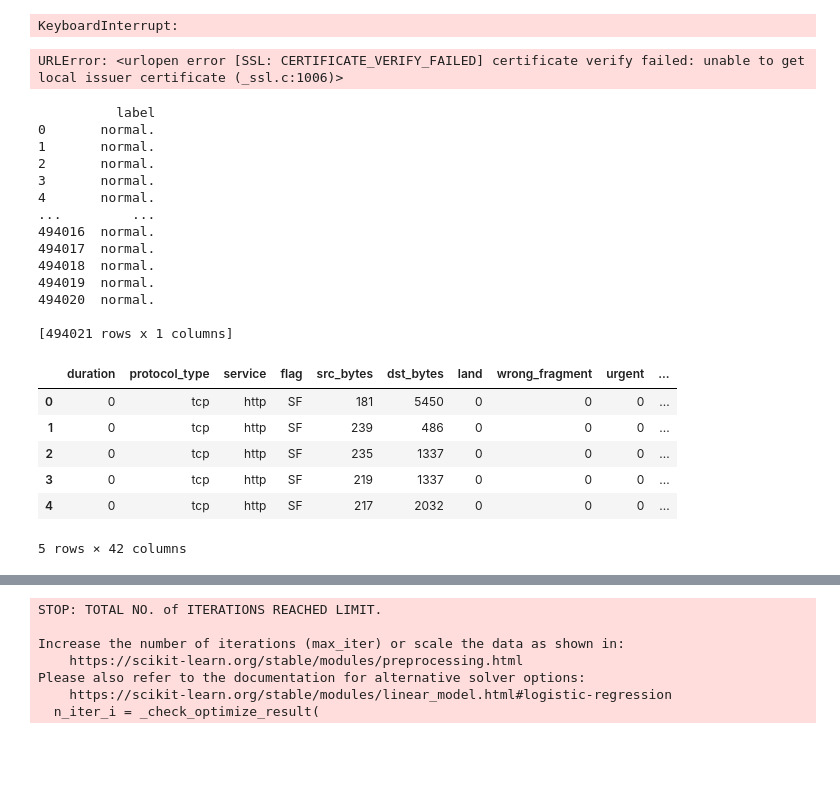
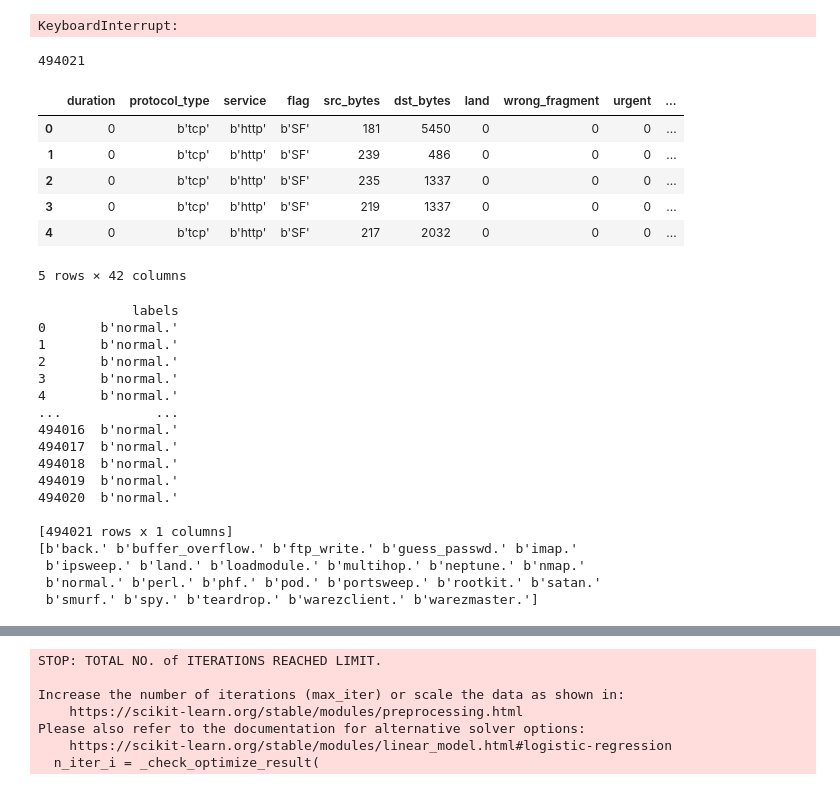
Before and after one commit to ander9991/CS-GY-6923-Machine-Learning, a Jupyter notebook: Assignment - Week 3/Steven_Granaturov_Assignment03.ipynb, the cells around one changed output, grey strips where cells are left out. Saved outputs shown, nothing was run; the diff lists cells and outputs as text; code cells hidden in the pictures; blank space fills up the shorter version.

```diff
--- a/Assignment - Week 3/Steven_Granaturov_Assignment03.ipynb
+++ b/Assignment - Week 3/Steven_Granaturov_Assignment03.ipynb
@@ -31,18 +31,28 @@ KeyboardInterrupt:
 # %%
 from sklearn.datasets import fetch_kddcup99
 from sklearn import datasets
 from sklearn import metrics
 import matplotlib.pyplot as plt
 import numpy as np
 import pandas as pd
 
+import ssl
+ssl._create_default_https_context = ssl._create_unverified_context
+
 
 df = fetch_kddcup99(percent10=True, as_frame=True)["frame"]
 print(len(df))
 
-df.haed()
+df.head()
 # %% [output]
-URLError: <urlopen error [SSL: CERTIFICATE_VERIFY_FAILED] certificate verify failed: unable to get local issuer certificate (_ssl.c:1006)>
+494021
+|  | duration | protocol_type | service | flag | src_bytes | dst_bytes | land | wrong_fragment | urgent | ... |
+| 0 | 0 | b'tcp' | b'http' | b'SF' | 181 | 5450 | 0 | 0 | 0 | ... |
+| 1 | 0 | b'tcp' | b'http' | b'SF' | 239 | 486 | 0 | 0 | 0 | ... |
+| 2 | 0 | b'tcp' | b'http' | b'SF' | 235 | 1337 | 0 | 0 | 0 | ... |
+| 3 | 0 | b'tcp' | b'http' | b'SF' | 219 | 1337 | 0 | 0 | 0 | ... |
+| 4 | 0 | b'tcp' | b'http' | b'SF' | 217 | 2032 | 0 | 0 | 0 | ... |
+5 rows × 42 columns
 # %%
 X = df.iloc[: , :41]
 y = df.iloc[:, 41:]
@@ -51,27 +61,26 @@ print(y)
 
 IC = np.unique(y)
 
-df.head()
+print(IC)
+
+df2 = df.copy()
 # %% [output]
-          label
-0       normal.
-1       normal.
-2       normal.
-3       normal.
-4       normal.
-...         ...
-494016  normal.
-494017  normal.
-494018  normal.
-494019  normal.
-494020  normal.
+            labels
+0       b'normal.'
+1       b'normal.'
+2       b'normal.'
+3       b'normal.'
+4       b'normal.'
+...            ...
+494016  b'normal.'
+494017  b'normal.'
+494018  b'normal.'
+494019  b'normal.'
+494020  b'normal.'
 
 [494021 rows x 1 columns]
+[b'back.' b'buffer_overflow.' b'ftp_write.' b'guess_passwd.' b'imap.'
+ b'ipsweep.' b'land.' b'loadmodule.' b'multihop.' b'neptune.' b'nmap.'
+ b'normal.' b'perl.' b'phf.' b'pod.' b'portsweep.' b'rootkit.' b'satan.'
+ b'smurf.' b'spy.' b'teardrop.' b'warezclient.' b'warezmaster.']
-|  | duration | protocol_type | service | flag | src_bytes | dst_bytes | land | wrong_fragment | urgent | ... |
-| 0 | 0 | tcp | http | SF | 181 | 5450 | 0 | 0 | 0 | ... |
-| 1 | 0 | tcp | http | SF | 239 | 486 | 0 | 0 | 0 | ... |
-| 2 | 0 | tcp | http | SF | 235 | 1337 | 0 | 0 | 0 | ... |
-| 3 | 0 | tcp | http | SF | 219 | 1337 | 0 | 0 | 0 | ... |
-| 4 | 0 | tcp | http | SF | 217 | 2032 | 0 | 0 | 0 | ... |
-5 rows × 42 columns
 # %%
```
Also changed, not shown: parts of 4 cells of this notebook, 5 other files.
